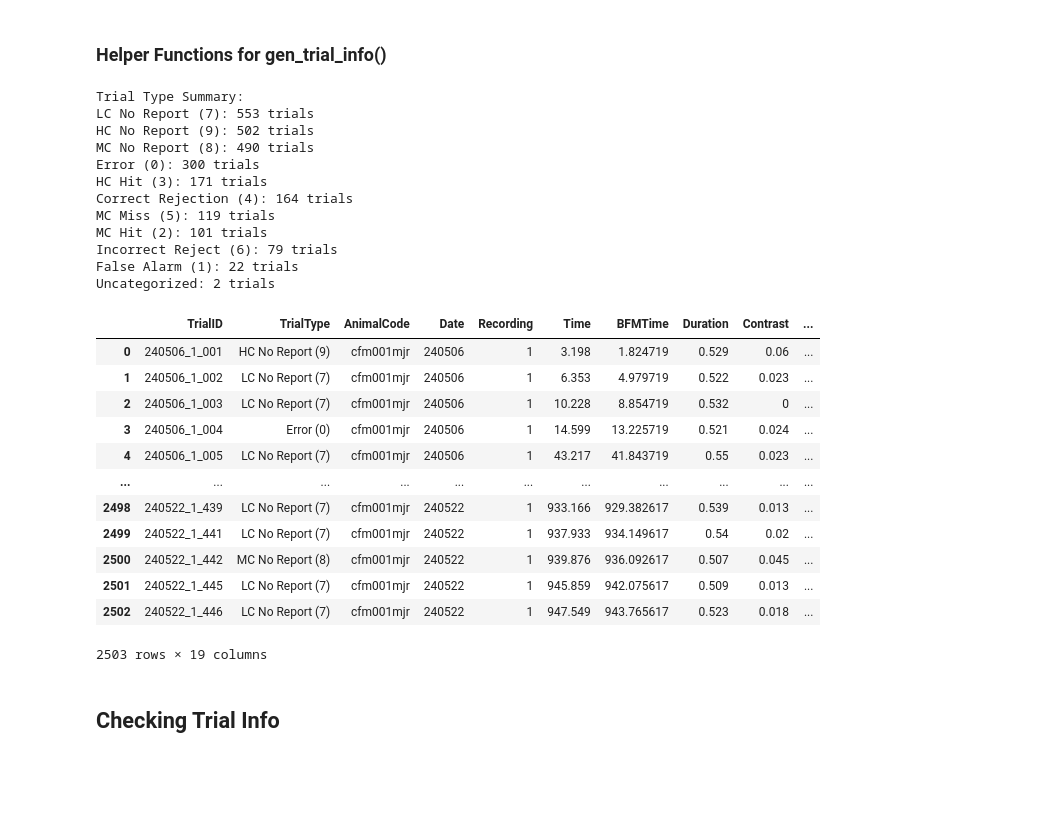
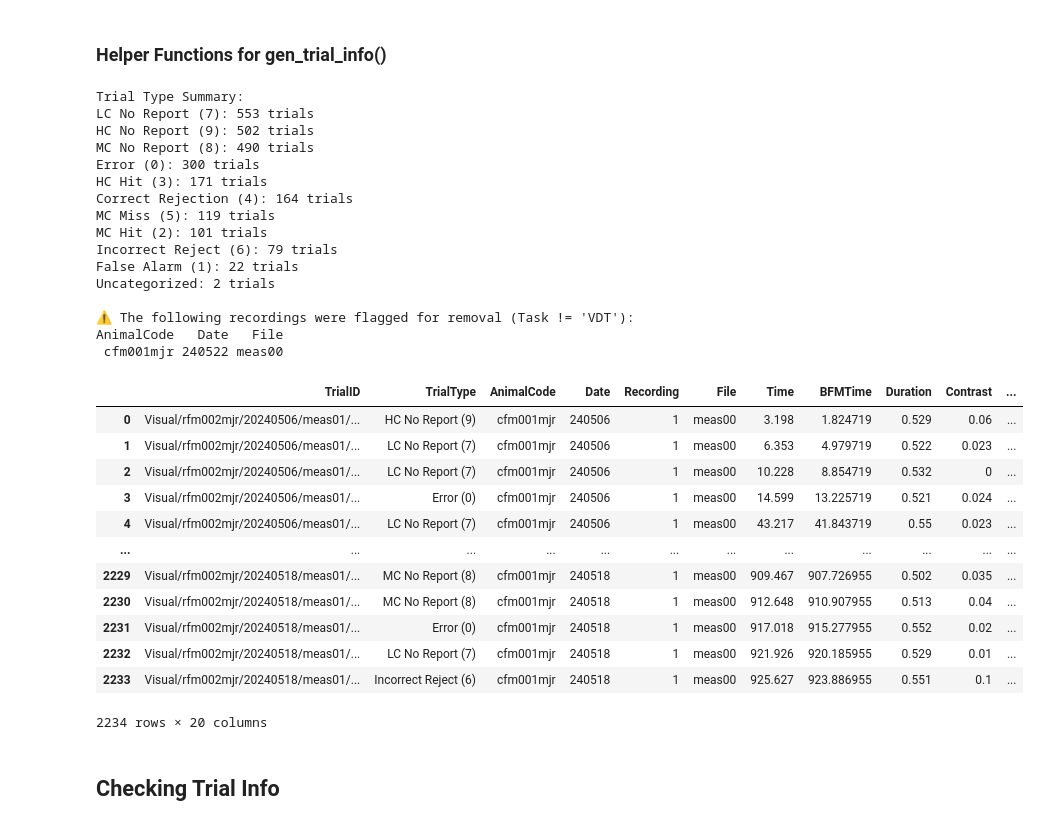
Before and after one commit to katienb/perception_project, a Jupyter notebook: perception_project/data_org.ipynb, the cells around one changed output. Drawn from its saved outputs; the diff is of its cells as text; code cells hidden in the pictures; blank space fills up the shorter version.

```diff
--- a/perception_project/data_org.ipynb
+++ b/perception_project/data_org.ipynb
@@ -180,56 +278,60 @@ def gen_trial_info(mouse, path_behavior, path_movie):
 
     trial_ID(df)
     perceptual_category(df, data_behavior)
     trial_category(df, print_results=True)
     bfm_time(df)
+    df = df.rename(columns={"Recording#": "Recording"})
+    df = map_recording_files(df)
 
-    # Add column for movie file name
-    df['MovieFile'] = "N:/GEVI_Wave/Analysis/Visual/" + mouse + '/20' + df['Date'].astype(str) + '/meas' + df['Recording#'].astype(str).str.zfill(2) + "/cG_unmixed_dFF.h5"
+    xlsx_path = "/Users/katiebrown/Library/CloudStorage/OneDrive-Stanford/Neuro_Project/Data/Behavioral_Data/RecordingLogsVoltage.xlsx"
+    df = filter_vdt_trials(df, xlsx_path)
 
     # Rearrange columns and drop redundant ones
     df.drop(columns=["Trial"], inplace=True)
-    df = df.rename(columns={"Recording#": "Recording"})
 
-    order = ['TrialID', 'TrialType', 'AnimalCode', 'Date', 'Recording', 'Time', 'BFMTime',
+    order = ['TrialID', 'TrialType', 'AnimalCode', 'Date', 'Recording', 'File', 'Time', 'BFMTime',
              'Duration', 'Contrast', 'PerceptualCat', 'ReactTime', 'Rewarded?', 'Enticed?', 'Seen?', 'Consume?',
-             'Attrition?', 'EngagementScore', 'EngagementScore_S20', 'MovieFile']
-
+             'Attrition?', 'EngagementScore', 'EngagementScore_S20', 'VDT Behavior Quality']
     df = df[[col for col in order if col in df.columns]]    # Reorder the DataFrame columns
-
-    # Save to CSV
-    csv_path = "/Users/katiebrown/Library/CloudStorage/OneDrive-Stanford/Neuro_Project/Data/Behavioral_Data/cfm001mjr/TrialInfo.csv"
-    df.to_csv(csv_path, index=False)
 
     return df
 
 df = gen_trial_info(mouse, path_behavior, path_movie)
+
+csv_path = "/Users/katiebrown/Library/CloudStorage/OneDrive-Stanford/Neuro_Project/Data/Behavioral_Data/cfm001mjr/TrialInfo.csv"
+df.to_csv(csv_path, index=False)
+
 df
 # %% [output]
 Trial Type Summary:
 LC No Report (7): 553 trials
 HC No Report (9): 502 trials
 MC No Report (8): 490 trials
 Error (0): 300 trials
 HC Hit (3): 171 trials
 Correct Rejection (4): 164 trials
 MC Miss (5): 119 trials
 MC Hit (2): 101 trials
 Incorrect Reject (6): 79 trials
 False Alarm (1): 22 trials
 Uncategorized: 2 trials
+
+⚠️ The following recordings were flagged for removal (Task != 'VDT'):
+AnimalCode   Date   File
+ cfm001mjr 240522 meas00
-|  | TrialID | TrialType | AnimalCode | Date | Recording | Time | BFMTime | Duration | Contrast | ... |
-| 0 | 240506_1_001 | HC No Report (9) | cfm001mjr | 240506 | 1 | 3.198 | 1.824719 | 0.529 | 0.06 | ... |
-| 1 | 240506_1_002 | LC No Report (7) | cfm001mjr | 240506 | 1 | 6.353 | 4.979719 | 0.522 | 0.023 | ... |
-| 2 | 240506_1_003 | LC No Report (7) | cfm001mjr | 240506 | 1 | 10.228 | 8.854719 | 0.532 | 0 | ... |
-| 3 | 240506_1_004 | Error (0) | cfm001mjr | 240506 | 1 | 14.599 | 13.225719 | 0.521 | 0.024 | ... |
-| 4 | 240506_1_005 | LC No Report (7) | cfm001mjr | 240506 | 1 | 43.217 | 41.843719 | 0.55 | 0.023 | ... |
-| ... | ... | ... | ... | ... | ... | ... | ... | ... | ... | ... |
-| 2498 | 240522_1_439 | LC No Report (7) | cfm001mjr | 240522 | 1 | 933.166 | 929.382617 | 0.539 | 0.013 | ... |
-| 2499 | 240522_1_441 | LC No Report (7) | cfm001mjr | 240522 | 1 | 937.933 | 934.149617 | 0.54 | 0.02 | ... |
-| 2500 | 240522_1_442 | MC No Report (8) | cfm001mjr | 240522 | 1 | 939.876 | 936.092617 | 0.507 | 0.045 | ... |
-| 2501 | 240522_1_445 | LC No Report (7) | cfm001mjr | 240522 | 1 | 945.859 | 942.075617 | 0.509 | 0.013 | ... |
-| 2502 | 240522_1_446 | LC No Report (7) | cfm001mjr | 240522 | 1 | 947.549 | 943.765617 | 0.523 | 0.018 | ... |
+|  | TrialID | TrialType | AnimalCode | Date | Recording | File | Time | BFMTime | Duration | Contrast | ... |
+| 0 | Visual/rfm002mjr/20240506/meas01/... | HC No Report (9) | cfm001mjr | 240506 | 1 | meas00 | 3.198 | 1.824719 | 0.529 | 0.06 | ... |
+| 1 | Visual/rfm002mjr/20240506/meas01/... | LC No Report (7) | cfm001mjr | 240506 | 1 | meas00 | 6.353 | 4.979719 | 0.522 | 0.023 | ... |
+| 2 | Visual/rfm002mjr/20240506/meas01/... | LC No Report (7) | cfm001mjr | 240506 | 1 | meas00 | 10.228 | 8.854719 | 0.532 | 0 | ... |
+| 3 | Visual/rfm002mjr/20240506/meas01/... | Error (0) | cfm001mjr | 240506 | 1 | meas00 | 14.599 | 13.225719 | 0.521 | 0.024 | ... |
+| 4 | Visual/rfm002mjr/20240506/meas01/... | LC No Report (7) | cfm001mjr | 240506 | 1 | meas00 | 43.217 | 41.843719 | 0.55 | 0.023 | ... |
+| ... | ... | ... | ... | ... | ... | ... | ... | ... | ... | ... | ... |
+| 2229 | Visual/rfm002mjr/20240518/meas01/... | MC No Report (8) | cfm001mjr | 240518 | 1 | meas00 | 909.467 | 907.726955 | 0.502 | 0.035 | ... |
+| 2230 | Visual/rfm002mjr/20240518/meas01/... | MC No Report (8) | cfm001mjr | 240518 | 1 | meas00 | 912.648 | 910.907955 | 0.513 | 0.04 | ... |
+| 2231 | Visual/rfm002mjr/20240518/meas01/... | Error (0) | cfm001mjr | 240518 | 1 | meas00 | 917.018 | 915.277955 | 0.552 | 0.02 | ... |
+| 2232 | Visual/rfm002mjr/20240518/meas01/... | LC No Report (7) | cfm001mjr | 240518 | 1 | meas00 | 921.926 | 920.185955 | 0.529 | 0.01 | ... |
+| 2233 | Visual/rfm002mjr/20240518/meas01/... | Incorrect Reject (6) | cfm001mjr | 240518 | 1 | meas00 | 925.627 | 923.886955 | 0.551 | 0.1 | ... |
-2503 rows × 19 columns
+2234 rows × 20 columns
 # %% [markdown]
 ## Checking Trial Info
 # %% [markdown]
```
Also changed, not shown: parts of 4 cells of this notebook.
